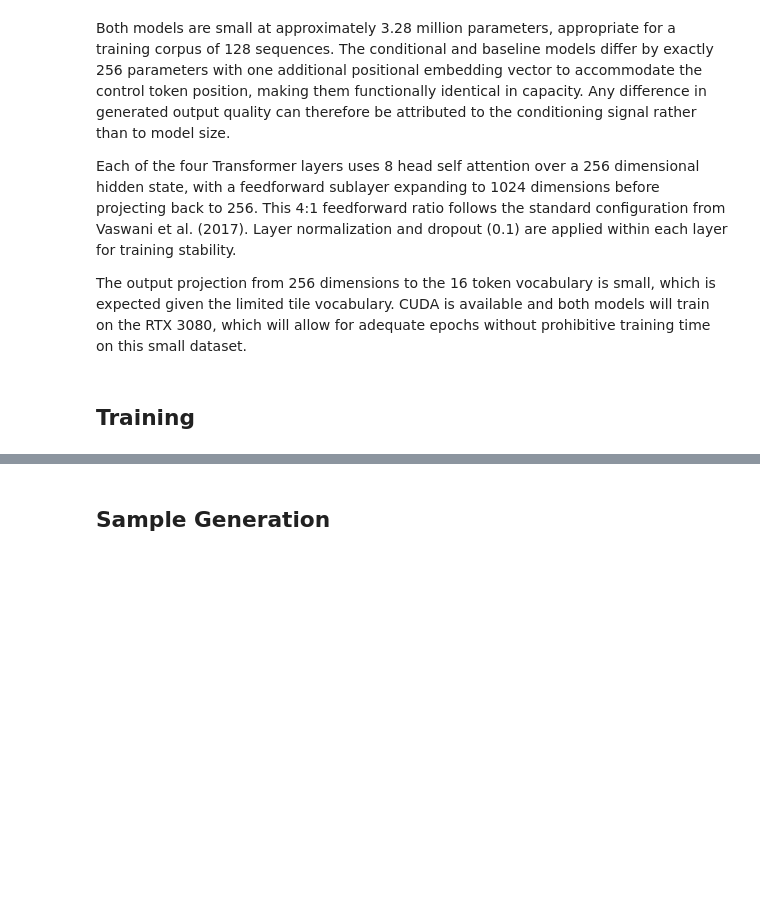
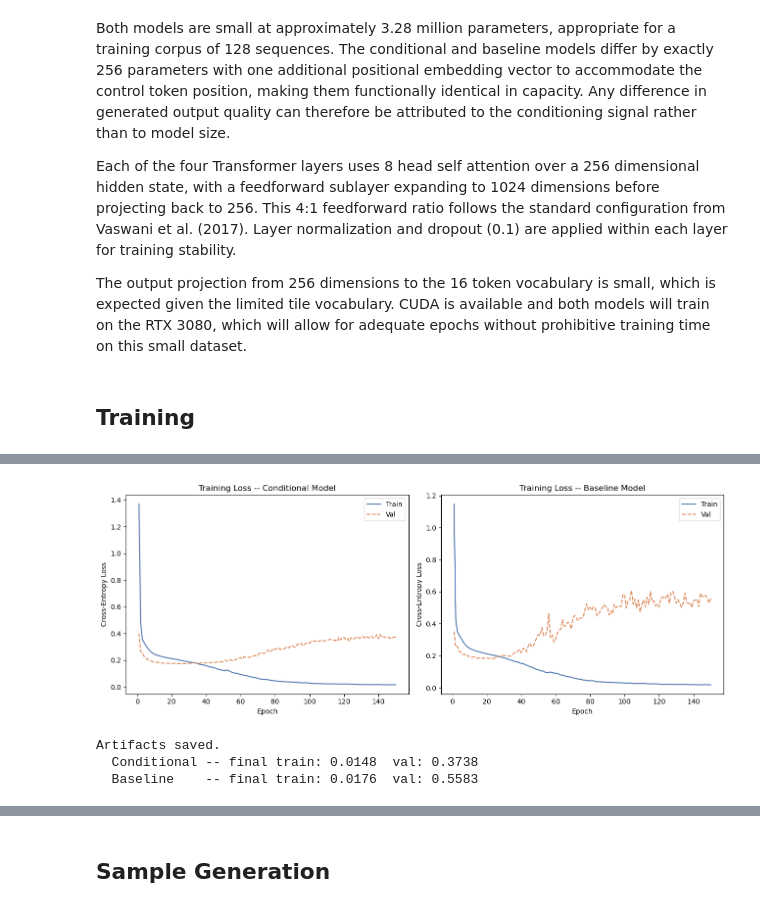
Before and after one commit to thebobmay/generative-ai-transformer-level-generation, a Jupyter notebook: notebooks/generative_model.ipynb, the cells around one changed output, grey strips where cells are left out. Cells and saved outputs as stored; diff of their text form; code cells hidden in the pictures; blank space fills up the shorter version.

```diff
--- a/notebooks/generative_model.ipynb
+++ b/notebooks/generative_model.ipynb
@@ -615,0 +618,6 @@ The output projection from 256 dimensions to the 16 token vocabulary is small, w
+# %%
+N_EPOCHS     = 150
+LR           = 3e-4
+WEIGHT_DECAY = 1e-2
+
+criterion = nn.CrossEntropyLoss()
@@ -615,0 +733,34 @@ The output projection from 256 dimensions to the 16 token vocabulary is small, w
+# %%
+fig, axes = plt.subplots(1, 2, figsize=(13, 5))
+epochs = range(1, N_EPOCHS + 1)
+
+for ax, title, t_losses, v_losses in [
+    (axes[0], "Conditional Model", cond_train_losses, cond_val_losses),
+    (axes[1], "Baseline Model",    base_train_losses, base_val_losses),
+]:
+    ax.plot(epochs, t_losses, label="Train", color="#4C72B0", linewidth=1.5)
+    ax.plot(epochs, v_losses, label="Val",   color="#DD8452", linewidth=1.5, linestyle="--")
+    ax.set_title(f"Training Loss -- {title}")
+    ax.set_xlabel("Epoch")
+    ax.set_ylabel("Cross-Entropy Loss")
+    ax.legend()
+
+plt.tight_layout()
+plt.savefig("../outputs/figures/training_curves.png", dpi=150, bbox_inches="tight")
+plt.show()
+# %% [output]
+[figure, added]
+# %%
+import os
+
+os.makedirs("../outputs/model_artifacts", exist_ok=True)
+torch.save(conditional_model.state_dict(), "../outputs/model_artifacts/level_generator.pt")
+torch.save(baseline_model.state_dict(),    "../outputs/model_artifacts/baseline_generator.pt")
+
+print("Artifacts saved.")
+print(f"  Conditional -- final train: {cond_train_losses[-1]:.4f}  val: {cond_val_losses[-1]:.4f}")
+print(f"  Baseline    -- final train: {base_train_losses[-1]:.4f}  val: {base_val_losses[-1]:.4f}")
+# %% [output]
+Artifacts saved.
+  Conditional -- final train: 0.0148  val: 0.3738
+  Baseline    -- final train: 0.0176  val: 0.5583
```
Also changed, not shown: parts of 4 cells of this notebook, 3 other files.
